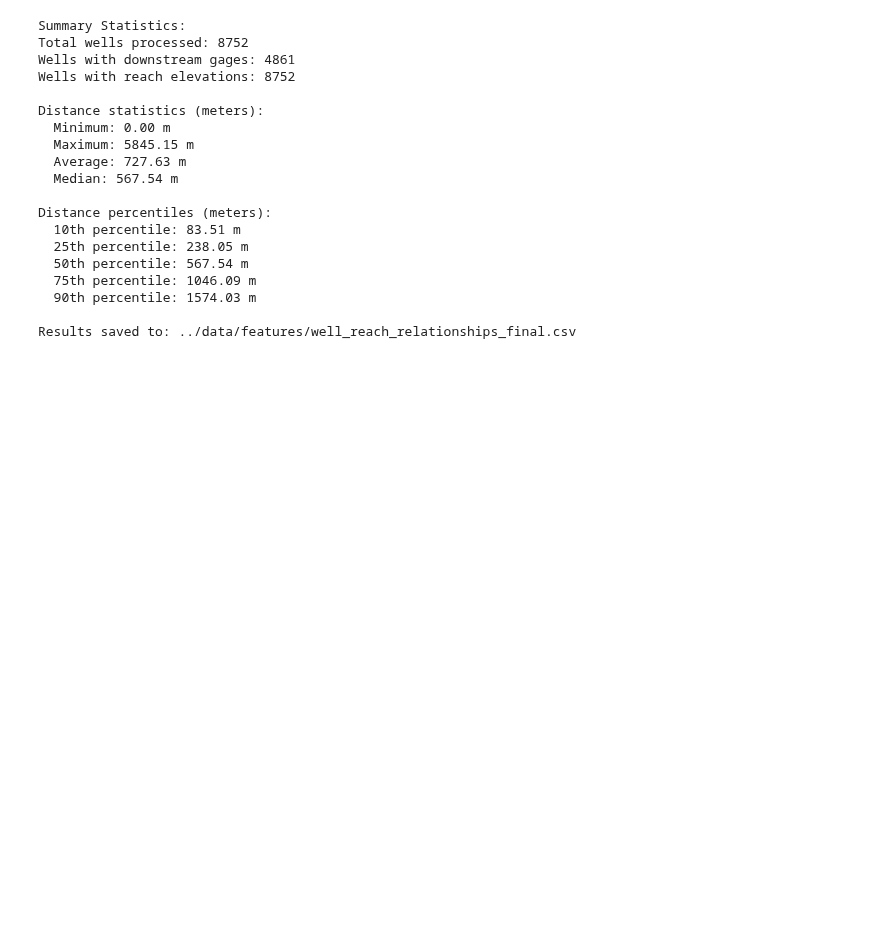
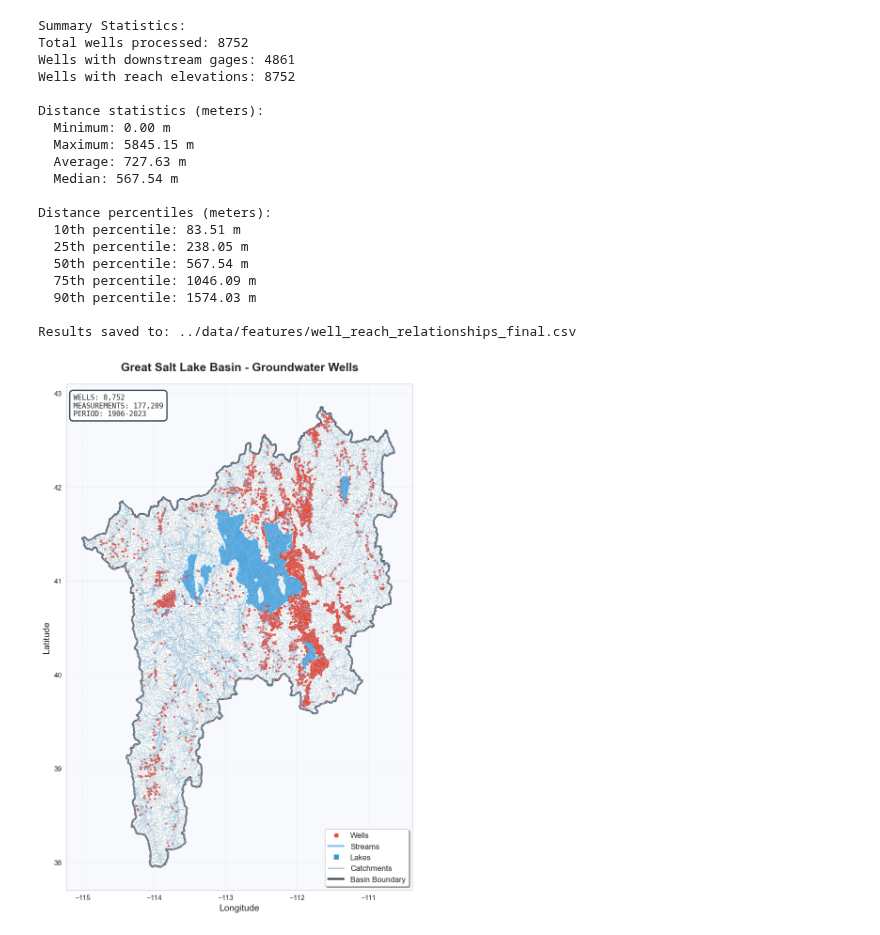
Before and after one commit to BYU-Hydroinformatics/gwbase, a Jupyter notebook: notebooks/01_data_inventory.ipynb, the cells around one changed output. Saved outputs shown, nothing was run; the diff lists cells and outputs as text; code cells hidden in the pictures; blank space fills up the shorter version.

Commit message:
add gw wells plot

```diff
--- a/notebooks/01_data_inventory.ipynb
+++ b/notebooks/01_data_inventory.ipynb
@@ -749,3 +747,68 @@ Distance percentiles (meters):
   90th percentile: 1574.03 m
 
 Results saved to: ../data/features/well_reach_relationships_final.csv
+# %%
+# Wells Map for GSLB with Geographic Context
+import matplotlib.pyplot as plt
+import numpy as np
+
+# Create map with geographic context
+fig, ax = plt.subplots(1, 1, figsize=(16, 12))
+
+# Plot geographic features
+gsl_basin.plot(ax=ax, color='#F8F9FA', alpha=0.8, edgecolor='#2C3E50', linewidth=2.5)
+gsl_catchment.plot(ax=ax, color='none', edgecolor='#BDC3C7', linewidth=0.3, alpha=0.6)
+gslb_stream.plot(ax=ax, color='#85C1E9', linewidth=0.6, alpha=0.7)
+lake.plot(ax=ax, color='#3498DB', alpha=0.8)
+
+# Plot wells with larger points
+well_shp.plot(ax=ax, color='#E74C3C', markersize=4, alpha=0.9)
+
+# Set map styling
+ax.set_title('Great Salt Lake Basin - Groundwater Wells',
+             fontsize=18, fontweight='bold', pad=20)
+ax.set_xlabel('Longitude', fontsize=14)
+ax.set_ylabel('Latitude', fontsize=14)
+ax.grid(True, alpha=0.3, linestyle='--')
+
+# Simplified well statistics
+if 'wte_data' in locals():
+    total_measurements = len(wte_data)
+    date_range = f"{wte_data['Date'].min().strftime('%Y')}-{wte_data['Date'].max().strftime('%Y')}"
+else:
+    total_measurements = "N/A"
+    date_range = "N/A"
+
+# Concise information panel - removed DATA line
+info_text = f"""WELLS: {len(well_shp):,}
+MEASUREMENTS: {total_measurements:,}
+PERIOD: {date_range}"""
+
+# Add compact information box
+bbox_props = dict(boxstyle="round,pad=0.5", facecolor='white', alpha=0.95,
+                 edgecolor='#2C3E50', linewidth=2)
+ax.text(0.02, 0.98, info_text, transform=ax.transAxes, fontsize=11,
+        verticalalignment='top', bbox=bbox_props, family='monospace')
+
+# Complete legend with all features - no numbers
+legend_elements = [
+    plt.Line2D([0], [0], marker='o', color='w', markerfacecolor='#E74C3C',
+               markersize=8, label='Wells', linestyle='None'),
+    plt.Line2D([0], [0], color='#85C1E9', linewidth=3, label='Streams'),
+    plt.Line2D([0], [0], marker='s', color='w', markerfacecolor='#3498DB',
+               markersize=8, label='Lakes', linestyle='None'),
+    plt.Line2D([0], [0], color='#BDC3C7', linewidth=2, label='Catchments'),
+    plt.Line2D([0], [0], color='#2C3E50', linewidth=3, label='Basin Boundary')
+]
+
+ax.legend(handles=legend_elements, loc='lower right', fontsize=12,
+          frameon=True, fancybox=True, shadow=True)
+
+# Clean appearance
+ax.tick_params(axis='both', which='major', labelsize=11)
+ax.set_facecolor('#F7F9FC')
+
+plt.tight_layout()
+plt.show()
+# %% [output]
+[figure, added]
```
Also changed, not shown: parts of 1 cell of this notebook.
